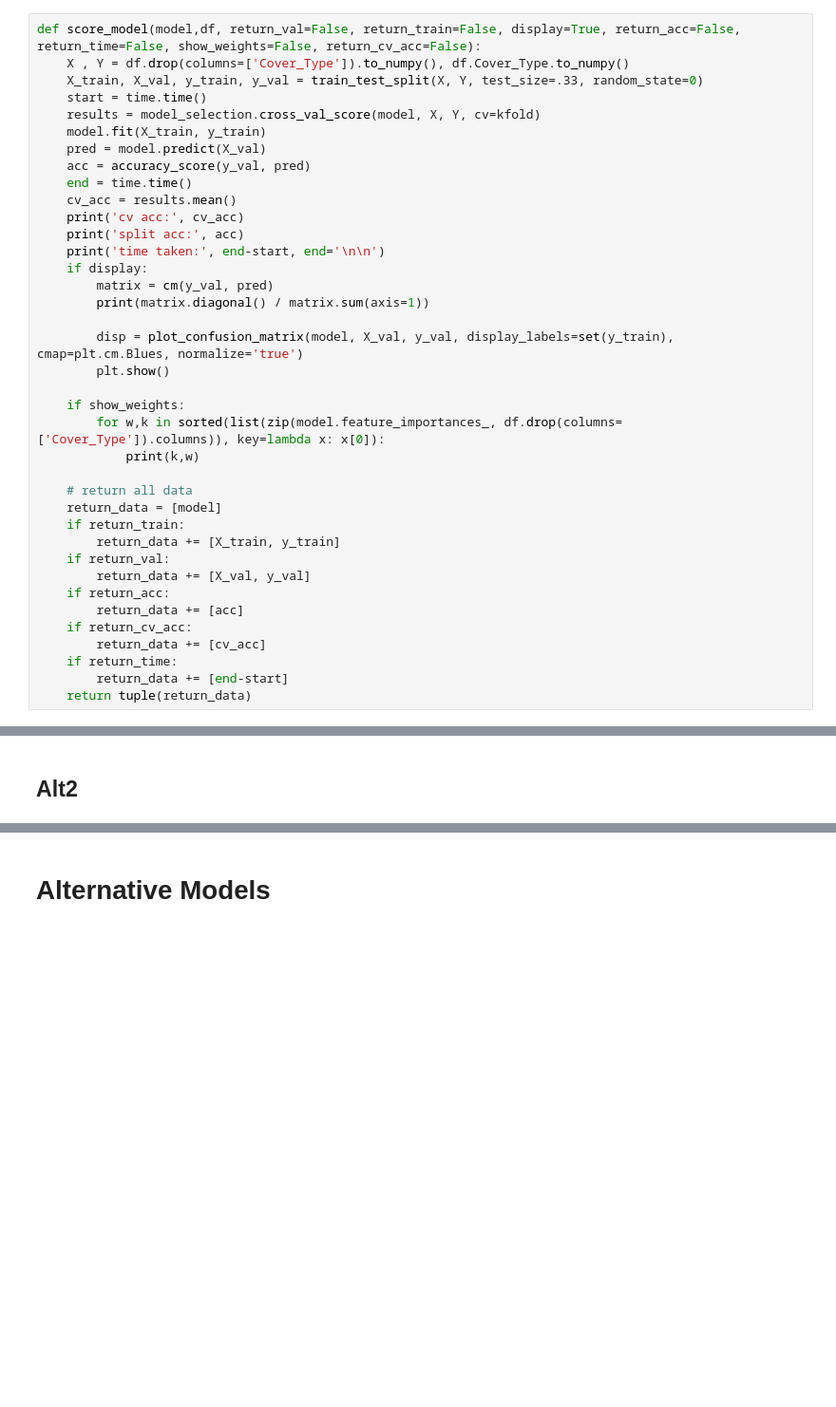
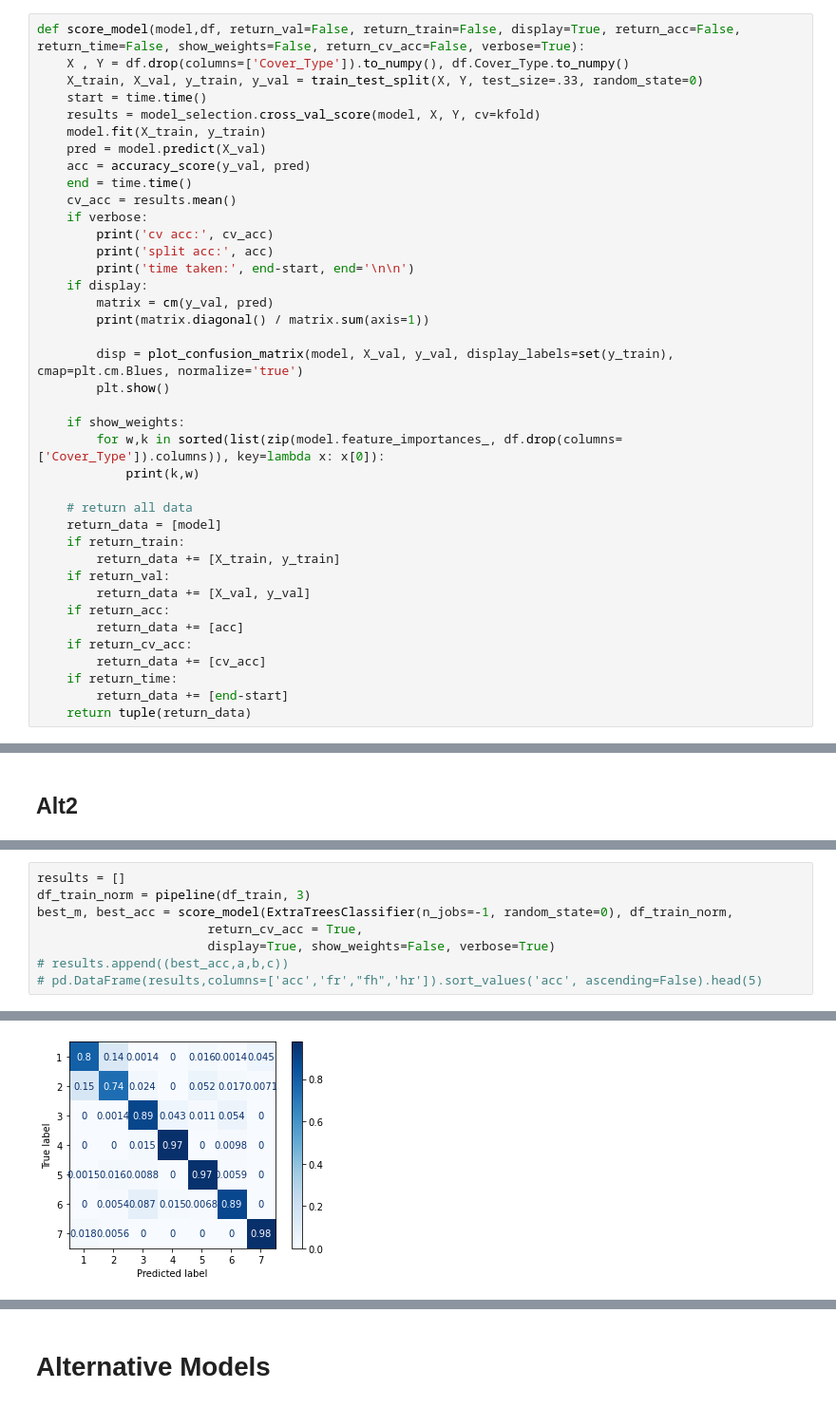
Before and after one commit to vishpillai123/w207_final_project_bwp, a Jupyter notebook: kevin/Project.ipynb, the cells around one changed output, grey strips where cells are left out. Shown at 95% size. Saved outputs shown, nothing was run; the diff lists cells and outputs as text; blank space fills up the shorter version.

Commit message:
updated pipeline v3-distance

```diff
--- a/kevin/Project.ipynb
+++ b/kevin/Project.ipynb
@@ -207,7 +219,7 @@ def submit(model):
     df_submit['Cover_Type'] = pred
     return df_submit[['Id','Cover_Type']]
 # %%
-def score_model(model,df, return_val=False, return_train=False, display=True, return_acc=False, return_time=False, show_weights=False, return_cv_acc=False):
+def score_model(model,df, return_val=False, return_train=False, display=True, return_acc=False, return_time=False, show_weights=False, return_cv_acc=False, verbose=True):
     X , Y = df.drop(columns=['Cover_Type']).to_numpy(), df.Cover_Type.to_numpy()
     X_train, X_val, y_train, y_val = train_test_split(X, Y, test_size=.33, random_state=0)
     start = time.time()
@@ -217,9 +229,10 @@ def score_model(model,df, return_val=False, return_train=False, display=True, re
     acc = accuracy_score(y_val, pred)
     end = time.time()
     cv_acc = results.mean()
-    print('cv acc:', cv_acc)
-    print('split acc:', acc)
-    print('time taken:', end-start, end='\n\n')
+    if verbose:
+        print('cv acc:', cv_acc)
+        print('split acc:', acc)
+        print('time taken:', end-start, end='\n\n')
     if display:
         matrix = cm(y_val, pred)
         print(matrix.diagonal() / matrix.sum(axis=1))
@@ -539,0 +467,9 @@ Name: Slope, dtype: float64
+# %%
+results = []
+df_train_norm = pipeline(df_train, 3)
+best_m, best_acc = score_model(ExtraTreesClassifier(n_jobs=-1, random_state=0), df_train_norm,
+                       return_cv_acc = True,
+                       display=True, show_weights=False, verbose=True)
+# results.append((best_acc,a,b,c))
+# pd.DataFrame(results,columns=['acc','fr',"fh",'hr']).sort_values('acc', ascending=False).head(5)
+# %% [output]
@@ -539,0 +481 @@ Name: Slope, dtype: float64
+[figure, added]
```
Also changed, not shown: parts of 26 cells of this notebook.
